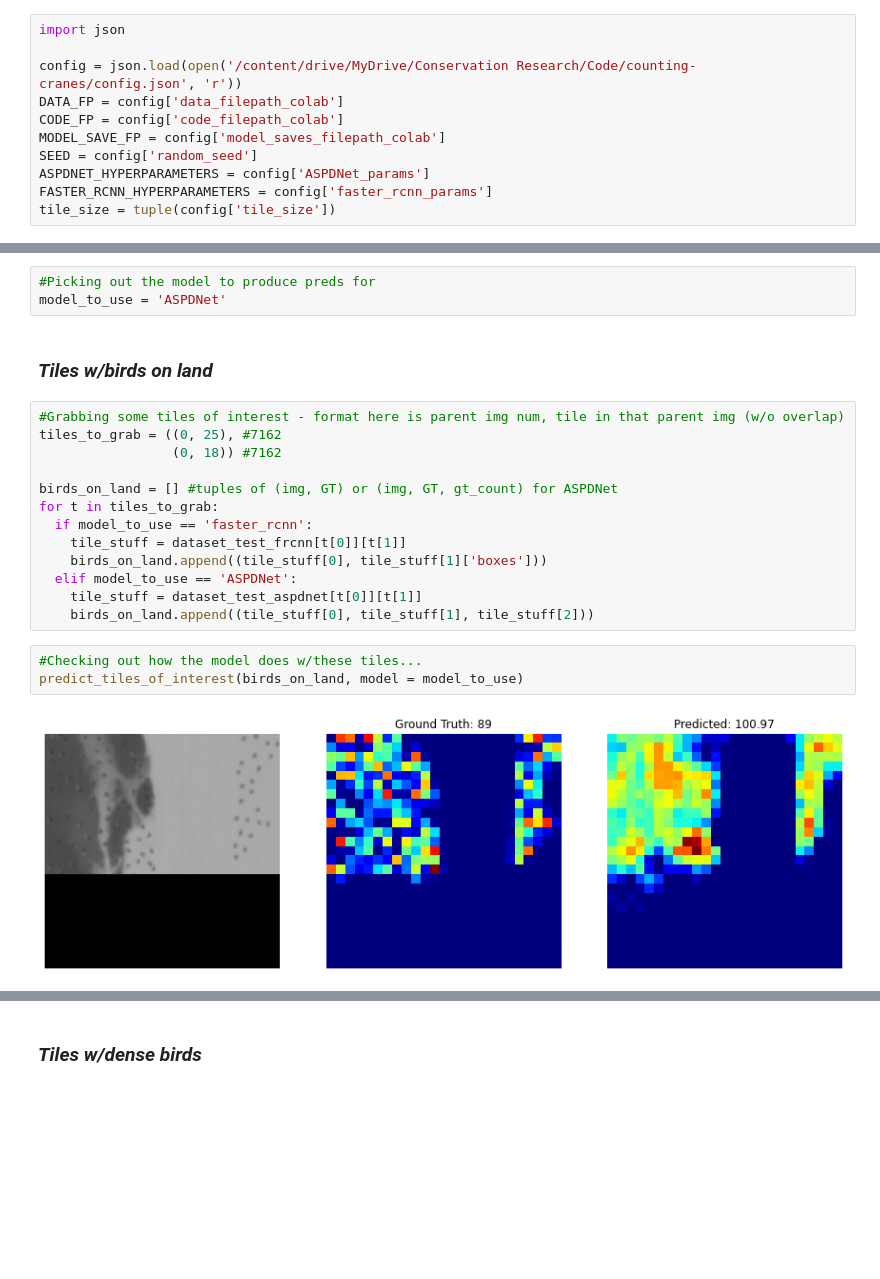
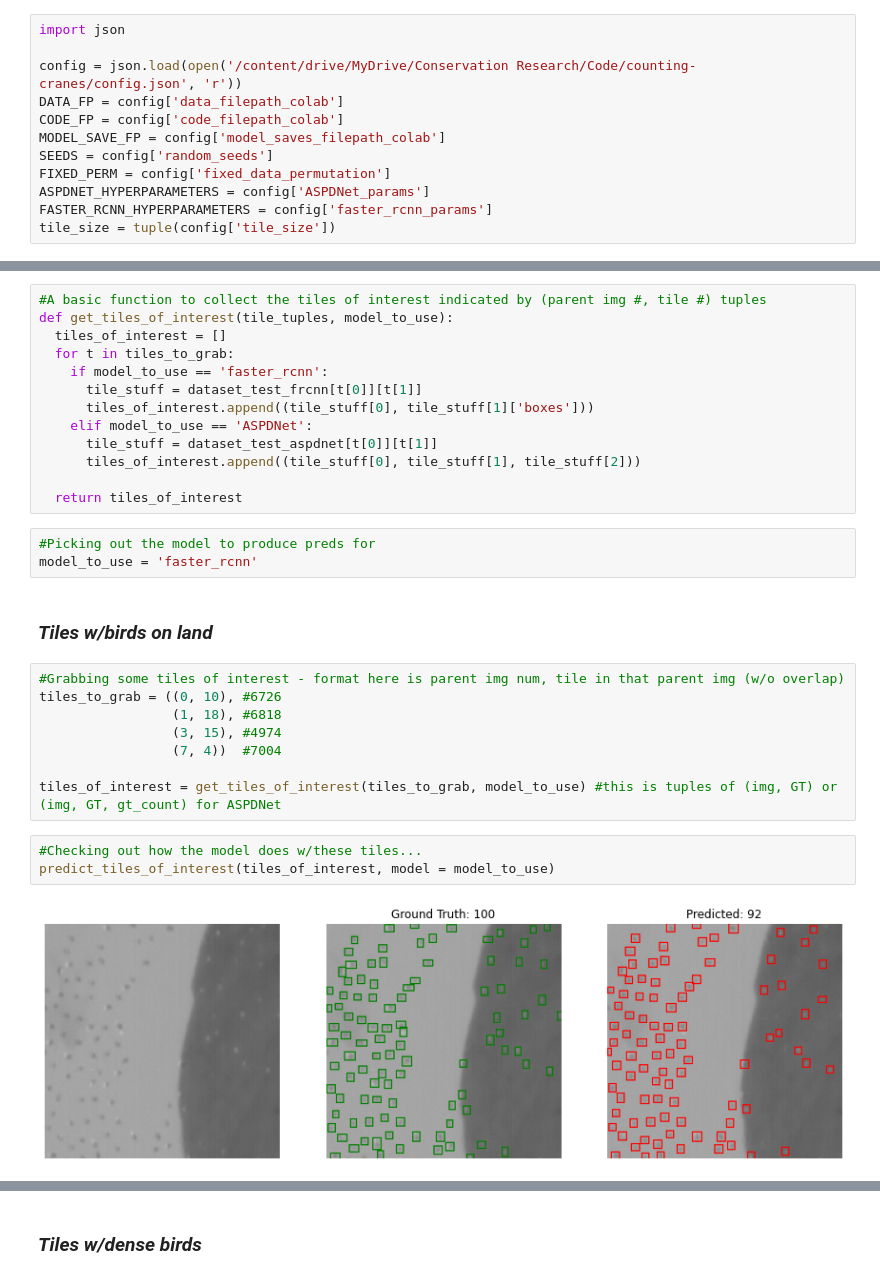
Before and after one commit to emiliolr/counting-cranes, a Jupyter notebook: analyses/qualitative_analyses.ipynb, the cells around one changed output, grey strips where cells are left out. Drawn from its saved outputs; the diff is of its cells as text; blank space fills up the shorter version.

Commit message:
Picked out tiles for qualitative analyses (all but unfocused images)

```diff
--- a/analyses/qualitative_analyses.ipynb
+++ b/analyses/qualitative_analyses.ipynb
@@ -46,7 +46,8 @@ config = json.load(open('/content/drive/MyDrive/Conservation Research/Code/count
 DATA_FP = config['data_filepath_colab']
 CODE_FP = config['code_filepath_colab']
 MODEL_SAVE_FP = config['model_saves_filepath_colab']
-SEED = config['random_seed']
+SEEDS = config['random_seeds']
+FIXED_PERM = config['fixed_data_permutation']
 ASPDNET_HYPERPARAMETERS = config['ASPDNet_params']
 FASTER_RCNN_HYPERPARAMETERS = config['faster_rcnn_params']
 tile_size = tuple(config['tile_size'])
@@ -347,26 +366,34 @@ def predict_tiles_of_interest(tile_stuff, model = 'faster_rcnn'):
       axarr[2].set_title(f'Predicted: {round(float(pred_den.cpu().sum()), 2)}')
       for a in axarr:
           a.axis('off')
+# %%
+#A basic function to collect the tiles of interest indicated by (parent img #, tile #) tuples
+def get_tiles_of_interest(tile_tuples, model_to_use):
+  tiles_of_interest = []
+  for t in tiles_to_grab:
+    if model_to_use == 'faster_rcnn':
+      tile_stuff = dataset_test_frcnn[t[0]][t[1]]
+      tiles_of_interest.append((tile_stuff[0], tile_stuff[1]['boxes']))
+    elif model_to_use == 'ASPDNet':
+      tile_stuff = dataset_test_aspdnet[t[0]][t[1]]
+      tiles_of_interest.append((tile_stuff[0], tile_stuff[1], tile_stuff[2]))
+
+  return tiles_of_interest
 # %%
 #Picking out the model to produce preds for
-model_to_use = 'ASPDNet'
+model_to_use = 'faster_rcnn'
 # %% [markdown]
 ### *Tiles w/birds on land*
 # %%
 #Grabbing some tiles of interest - format here is parent img num, tile in that parent img (w/o overlap)
-tiles_to_grab = ((0, 25), #7162
-                 (0, 18)) #7162
+tiles_to_grab = ((0, 10), #6726
+                 (1, 18), #6818
+                 (3, 15), #4974
+                 (7, 4))  #7004
 
-birds_on_land = [] #tuples of (img, GT) or (img, GT, gt_count) for ASPDNet
-for t in tiles_to_grab:
-  if model_to_use == 'faster_rcnn':
-    tile_stuff = dataset_test_frcnn[t[0]][t[1]]
-    birds_on_land.append((tile_stuff[0], tile_stuff[1]['boxes']))
-  elif model_to_use == 'ASPDNet':
-    tile_stuff = dataset_test_aspdnet[t[0]][t[1]]
-    birds_on_land.append((tile_stuff[0], tile_stuff[1], tile_stuff[2]))
+tiles_of_interest = get_tiles_of_interest(tiles_to_grab, model_to_use) #this is tuples of (img, GT) or (img, GT, gt_count) for ASPDNet
 # %%
 #Checking out how the model does w/these tiles...
-predict_tiles_of_interest(birds_on_land, model = model_to_use)
+predict_tiles_of_interest(tiles_of_interest, model = model_to_use)
 # %% [output]
-[figure, old version]
+[figure, new version]
```
Also changed, not shown: parts of 13 cells of this notebook, 2 other files.
